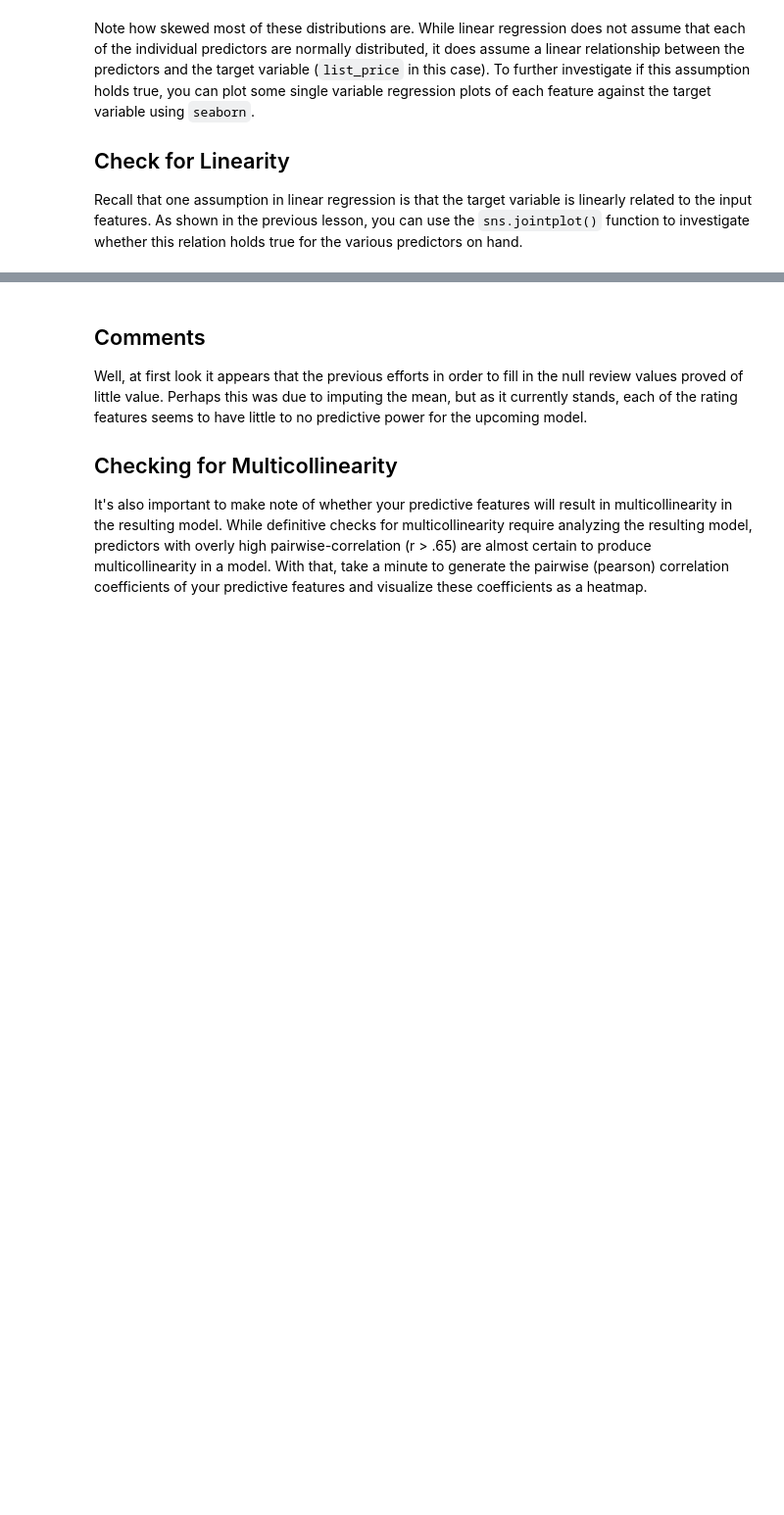
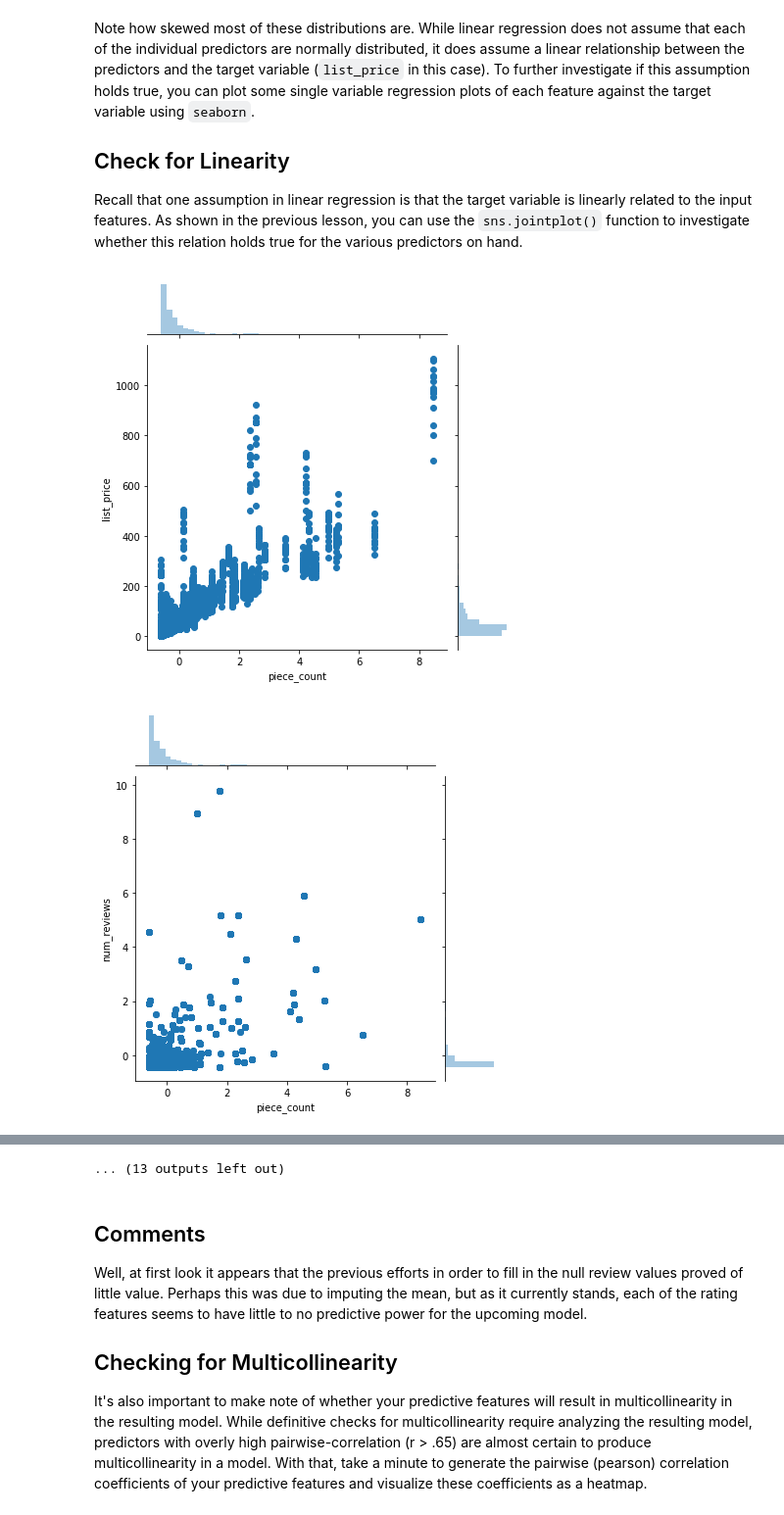
Before and after one commit to jmt0221/dsc-exploring-your-data-lab-nyc-ds-082619, a Jupyter notebook: index.ipynb, the cells around one changed output, grey strips where cells are left out. Shown at 98% size. Cells and saved outputs as stored; diff of their text form; code cells hidden in the pictures; blank space fills up the shorter version.

```diff
--- a/index.ipynb
+++ b/index.ipynb
@@ -62,8 +62,11 @@ Recall that one assumption in linear regression is that the target variable is l
 # %%
 # Your code here
 for col in df2.columns:
     for col2 in df2.columns:
         if col !=col2:
-            if col not in lst:
-                sns.joinplot(col,col2,df2)
+
+                sns.jointplot(col,col2,df2)
                 plt.show()
+# %% [output]
+[figure, added]
+[figure, added]
@@ -70,3 +83,4 @@ for col in df2.columns:
+... (13 outputs left out)
 # %%
 # Your code here
 # %%
```
Also changed, not shown: parts of 1 cell of this notebook.
